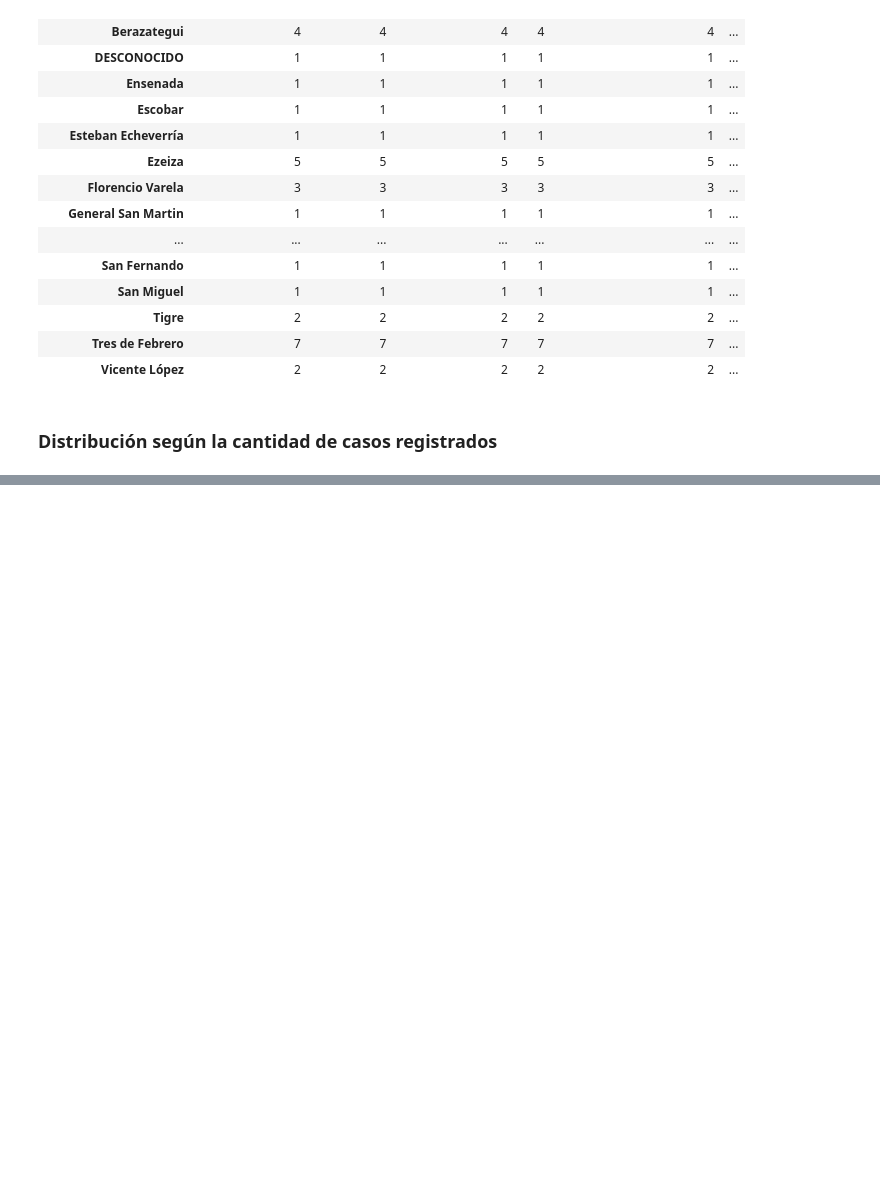
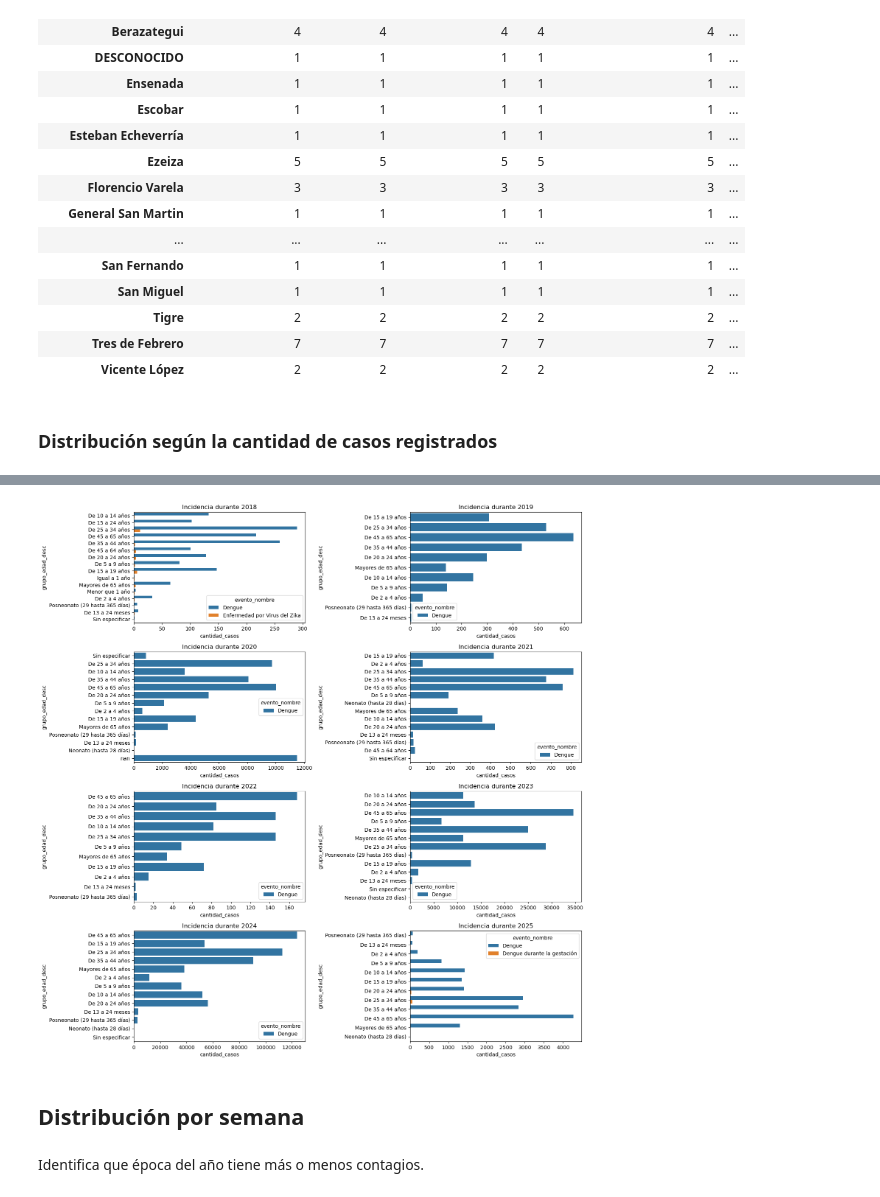
Before and after one commit to BustosMaxx/dengue_y_zika, a Jupyter notebook: notebooks/analisis_exploratorio.ipynb, the cells around one changed output, grey strips where cells are left out. Drawn from its saved outputs; the diff is of its cells as text; code cells hidden in the pictures; blank space fills up the shorter version.

```diff
--- a/notebooks/analisis_exploratorio.ipynb
+++ b/notebooks/analisis_exploratorio.ipynb
@@ -162,2 +403,37 @@ NameError: name 'ue_zika' is not defined
+# %%
+datos_2018 = dengue_zika_df[dengue_zika_df["año"] == 2018]
+datos_2019 = dengue_zika_df[dengue_zika_df["año"] == 2019]
+datos_2020 = dengue_zika_df[dengue_zika_df["año"] == 2020]
+datos_2021 = dengue_zika_df[dengue_zika_df["año"] == 2021]
+datos_2022 = dengue_zika_df[dengue_zika_df["año"] == 2022]
+datos_2023 = dengue_zika_df[dengue_zika_df["año"] == 2023]
+datos_2024 = dengue_zika_df[dengue_zika_df["año"] == 2024]
+datos_2025 = dengue_zika_df[dengue_zika_df["año"] == 2025]
+# %%
+dato_X_año = list([datos_2018,datos_2019,datos_2020,datos_2021,datos_2022,
+                   datos_2023,datos_2024,datos_2025])
+# %%
+# Grafico de distribución
+list_año = list(range(2017,2026))
+
+plt.figure(figsize=(15,30))
+for i, año in enumerate(dato_X_año,1):
+# fig, ax = plt.subplots(1, 1, figsize=(10, 10))
+    plt.subplot(8, 2, i)
+# datos.plot(kind="bar", x="año", y="cantidad_casos", ax=ax)
+    sns.barplot(año, y="grupo_edad_desc", x="cantidad_casos", estimator="sum", errorbar=None, hue="evento_nombre")
+    plt.tight_layout()
+# sns.swarmplot(x="año", y="cantidad_casos", data=datos, color='black', alpha=0.5, ax=ax);
+    plt.title(f"Incidencia durante {list_año[i]}")
+
+# ax.set_xlabel(xlabel="Dengue y Zika", size=10)
+# ax.set_ylabel(ylabel="Cantidad de casos" , size=7)
+plt.show()
+# %% [output]
+[figure, added]
 # %%
 dengue_zika[dengue_zika["cantidad_casos"] > 5]
+# %% [markdown]
+## Distribución por semana
+# %% [markdown]
+Identifica que época del año tiene más o menos contagios.
```
Also changed, not shown: parts of 50 cells of this notebook, 18 other files.
